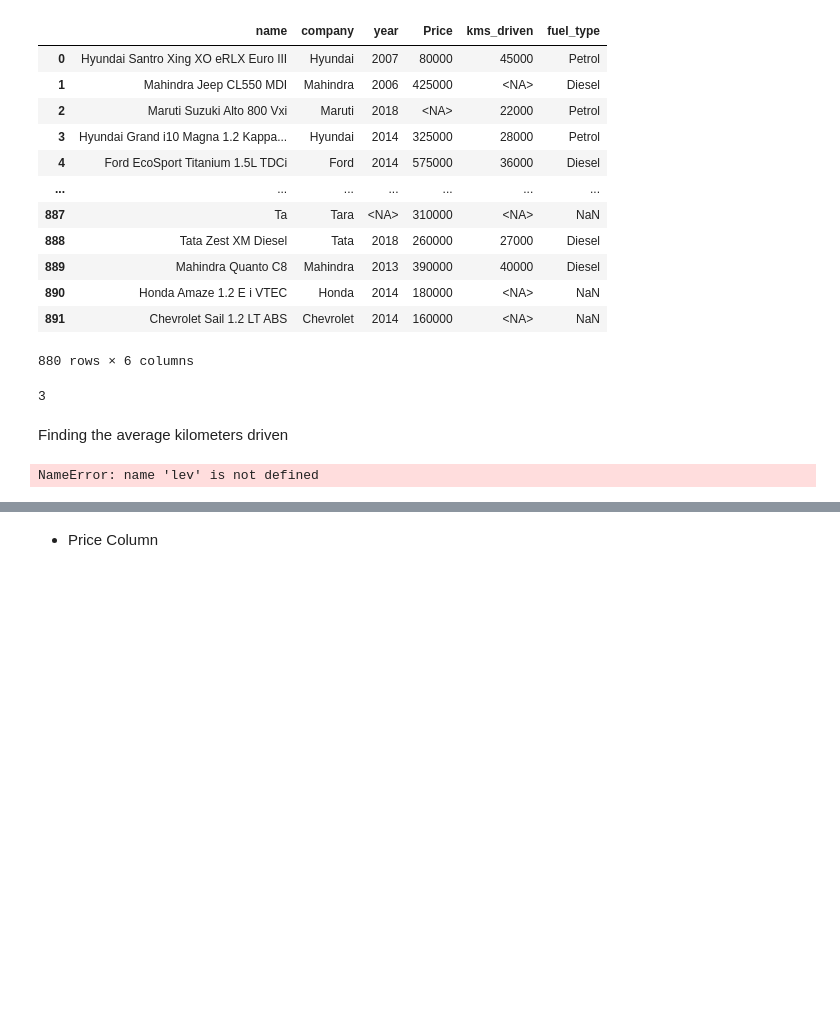
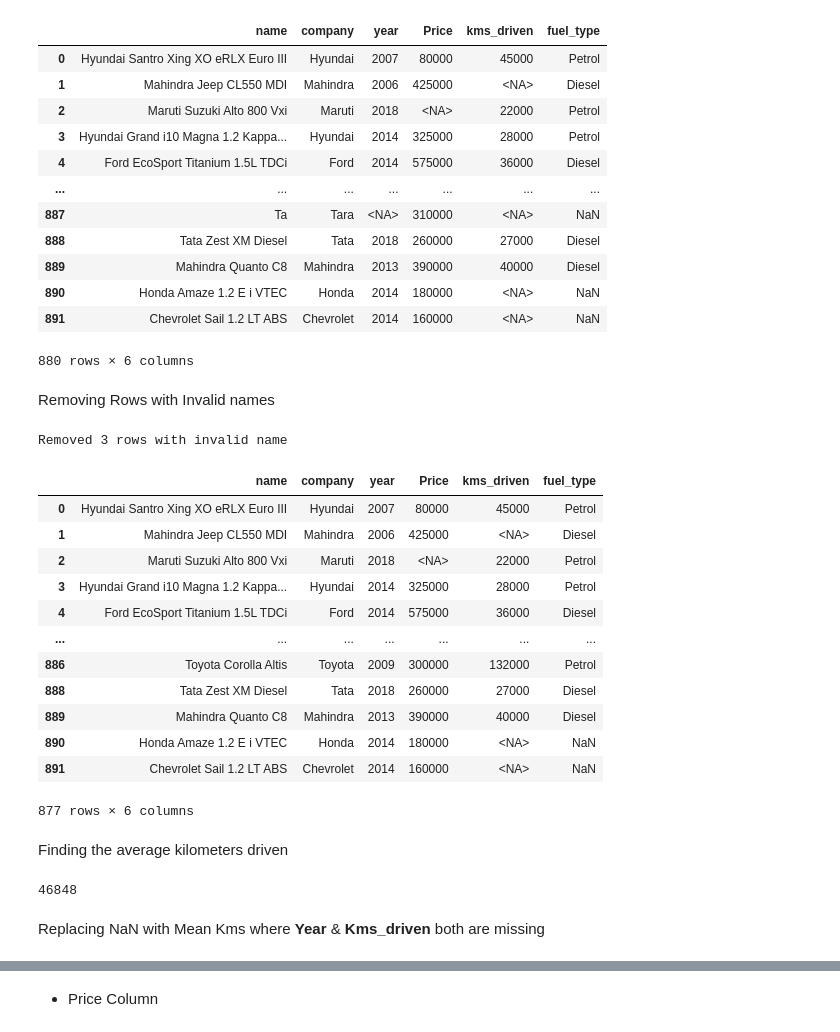
Before and after one commit to MrJ-2k04/MCA-Sem-2-Project, a Jupyter notebook: Project.ipynb, the cells around one changed output, grey strips where cells are left out. Drawn from its saved outputs; the diff is of its cells as text; code cells hidden in the pictures; blank space fills up the shorter version.

```diff
--- a/Project.ipynb
+++ b/Project.ipynb
@@ -200,14 +200,36 @@ Remaining dataset:
 | 890 | Honda Amaze 1.2 E i VTEC | Honda | 2014 | 180000 | <NA> | NaN |
 | 891 | Chevrolet Sail 1.2 LT ABS | Chevrolet | 2014 | 160000 | <NA> | NaN |
 880 rows × 6 columns
-# %%
-invalid_name_mask = df["name"].str.len()<5
-invalid_name_mask.sum()
-# %% [output]
-3
+# %% [markdown]
+Removing Rows with Invalid names
+# %%
+invalid_name_mask = df["name"].str.len()<5
+print("Removed", df[invalid_name_mask].shape[0], "rows with invalid name")
+
+df.drop(axis="index", index=df[invalid_name_mask].index, inplace=True)
+
+df
+# %% [output]
+Removed 3 rows with invalid name
+|  | name | company | year | Price | kms_driven | fuel_type |
+| 0 | Hyundai Santro Xing XO eRLX Euro III | Hyundai | 2007 | 80000 | 45000 | Petrol |
+| 1 | Mahindra Jeep CL550 MDI | Mahindra | 2006 | 425000 | <NA> | Diesel |
+| 2 | Maruti Suzuki Alto 800 Vxi | Maruti | 2018 | <NA> | 22000 | Petrol |
+| 3 | Hyundai Grand i10 Magna 1.2 Kappa... | Hyundai | 2014 | 325000 | 28000 | Petrol |
+| 4 | Ford EcoSport Titanium 1.5L TDCi | Ford | 2014 | 575000 | 36000 | Diesel |
+| ... | ... | ... | ... | ... | ... | ... |
+| 886 | Toyota Corolla Altis | Toyota | 2009 | 300000 | 132000 | Petrol |
+| 888 | Tata Zest XM Diesel | Tata | 2018 | 260000 | 27000 | Diesel |
+| 889 | Mahindra Quanto C8 | Mahindra | 2013 | 390000 | 40000 | Diesel |
+| 890 | Honda Amaze 1.2 E i VTEC | Honda | 2014 | 180000 | <NA> | NaN |
+| 891 | Chevrolet Sail 1.2 LT ABS | Chevrolet | 2014 | 160000 | <NA> | NaN |
+877 rows × 6 columns
 # %% [markdown]
 Finding the average kilometers driven
 # %%
-df[~nokms_mask]["kms_driven"].mean(lev)
+mean_km = int(df.loc[~nokms_mask, "kms_driven"].mean())
+mean_km
 # %% [output]
-NameError: name 'lev' is not defined
+46848
+# %% [markdown]
+Replacing NaN with Mean Kms where **Year** & **Kms_driven** both are missing
```
Also changed, not shown: parts of 3 cells of this notebook.
